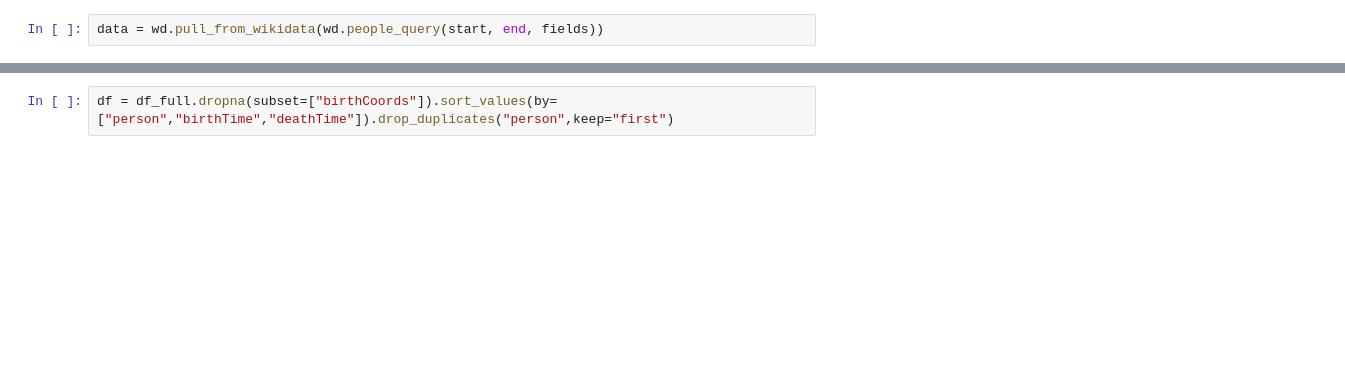
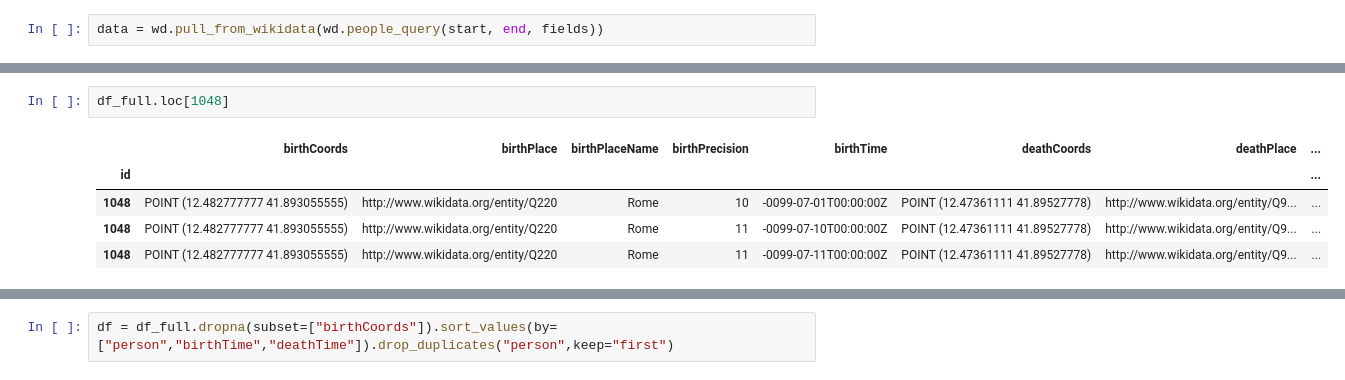
Before and after one commit to jaety/jaesite, a Jupyter notebook: histowiki/etl/test_wikidata.ipynb, the cells around one changed output, grey strips where cells are left out. Drawn from its saved outputs; the diff is of its cells as text; blank space fills up the shorter version.

```diff
--- a/histowiki/etl/test_wikidata.ipynb
+++ b/histowiki/etl/test_wikidata.ipynb
@@ -41,0 +92,8 @@ df_full.shape
+# %%
+df_full.loc[1048]
+# %% [output]
+|  | birthCoords | birthPlace | birthPlaceName | birthPrecision | birthTime | deathCoords | deathPlace | ... |
+| id |  |  |  |  |  |  |  | ... |
+| 1048 | POINT (12.482777777 41.893055555) | http://www.wikidata.org/entity/Q220 | Rome | 10 | -0099-07-01T00:00:00Z | POINT (12.47361111 41.89527778) | http://www.wikidata.org/entity/Q9... | ... |
+| 1048 | POINT (12.482777777 41.893055555) | http://www.wikidata.org/entity/Q220 | Rome | 11 | -0099-07-10T00:00:00Z | POINT (12.47361111 41.89527778) | http://www.wikidata.org/entity/Q9... | ... |
+| 1048 | POINT (12.482777777 41.893055555) | http://www.wikidata.org/entity/Q220 | Rome | 11 | -0099-07-11T00:00:00Z | POINT (12.47361111 41.89527778) | http://www.wikidata.org/entity/Q9... | ... |
```
Also changed, not shown: parts of 14 cells of this notebook, 8 other files.
